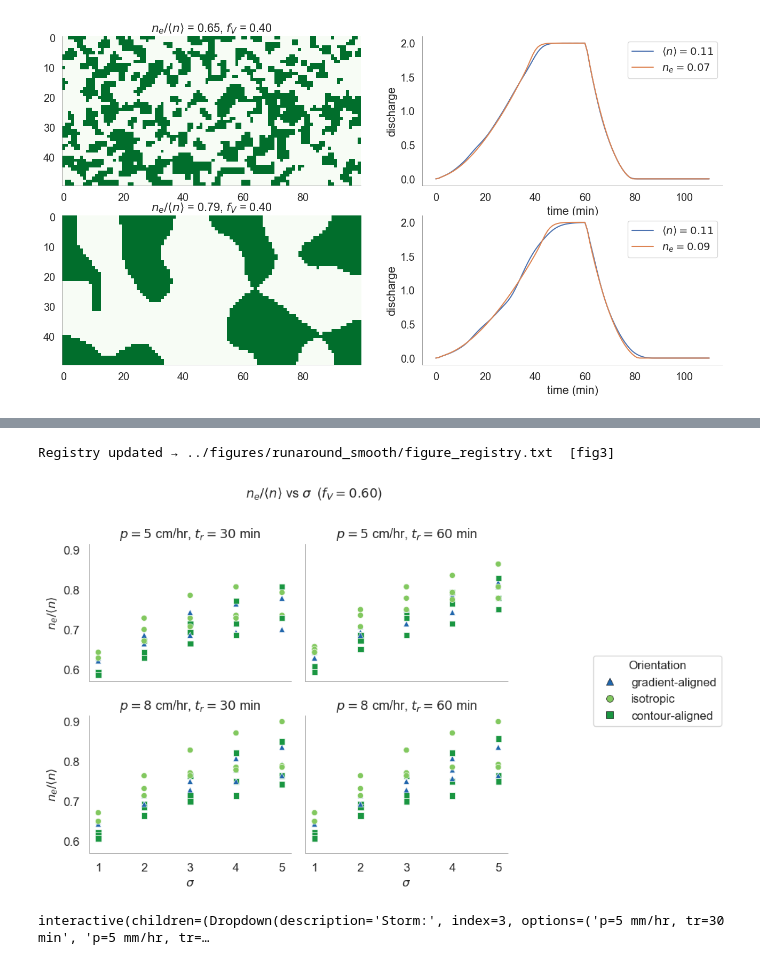
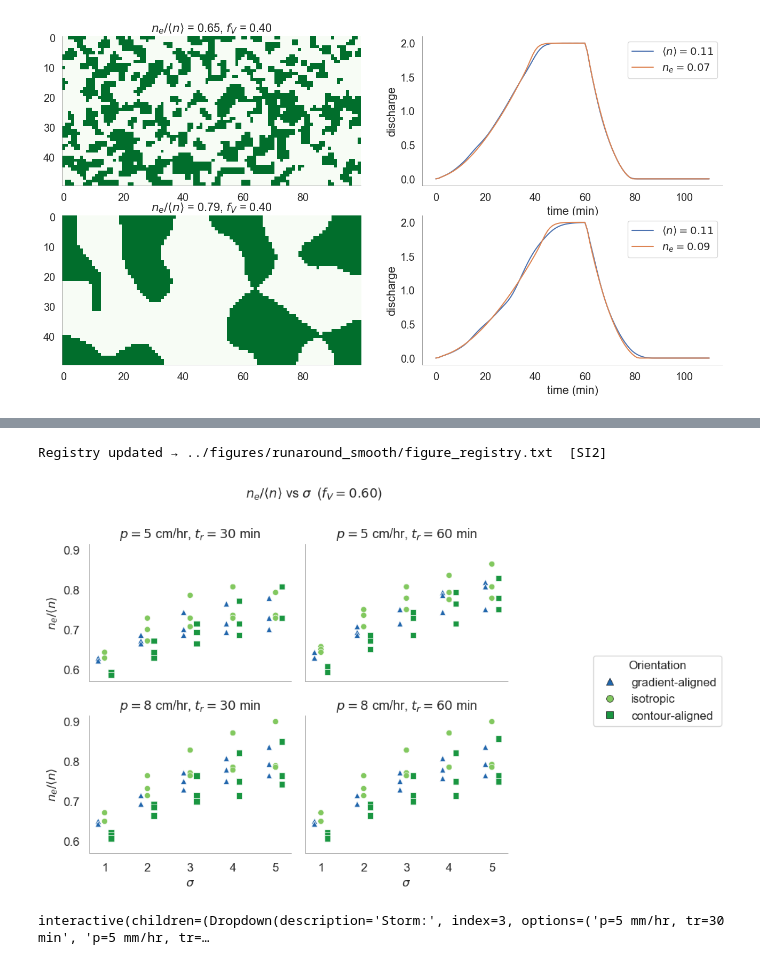
Before and after one commit to octavia-crompton/roughness-scale, a Jupyter notebook: notebooks/roughness_scale-pattern.ipynb, the cells around one changed output, grey strips where cells are left out. Drawn from its saved outputs; the diff is of its cells as text; code cells hidden in the pictures.

```diff
--- a/notebooks/roughness_scale-pattern.ipynb
+++ b/notebooks/roughness_scale-pattern.ipynb
@@ -299,21 +310,3 @@ plot_q_compare(sim, axes[3])
 0.0028779022479586388 0.0009702347431453948 2.966191705966738
 0.0029131077311290118 0.0007696410103394473 3.7850214476541426
 [figure]
-# %%
-query = 'hydro_err < 0.05'
-fig, axes = plt.subplots(2, 2, figsize = (16,6), sharex = 'col')
-axes = axes.ravel()
-sim = summary.query(query).query(" sigma == 5 and aniso > 0 and tr == 60  and fV > 0.4").iloc[0]
-axes[0].imshow(sim.veg[:, :150], cmap = 'Greens')
-
-axes[0].set_title(r"$n_e/\langle n \rangle $ " +" = {0:.2f}, $f_V$ = {1:.2f}".format(sim.effect_ratio_geom, sim.veg.mean()))
-plot_q_compare(sim, axes[1])
-
-sim = summary.query(query).query("sigma == 3 and aniso < 0 and tr == 60 and fV > 0.4").iloc[0]
-axes[2].imshow(sim.veg[:, :150], cmap = 'Greens')
-
-axes[2].set_title(r"$n_e/\langle n \rangle $ " + "= {0:.2f}, $f_V$ = {1:.2f}".format(sim.effect_ratio_geom, sim.veg.mean()))
-
-
-plot_q_compare(sim, axes[3])
-# the effect size increases with
@@ -434,8 +383,20 @@ else:
 if not _df.empty:
     from matplotlib.lines import Line2D
 
-    p_vals  = sorted(_df['p'].unique())
-    tr_vals = sorted(_df['tr'].unique())
+    # Apply horizontal offsets per orientation category (local copy — don't mutate _df)
+    _df_plot = _df.copy()
+    if '_aniso_label' in _df_plot.columns:
+        _df_plot['sigma'] = _df_plot['sigma'].astype(float)
+        _orient_offsets = {
+            'gradient-aligned': -0.15,
+            'isotropic':          0.0,
+            'contour-aligned':   +0.15,
+        }
+        for _lbl, _off in _orient_offsets.items():
+            _df_plot.loc[_df_plot['_aniso_label'] == _lbl, 'sigma'] += _off
+
+    p_vals  = sorted(_df_plot['p'].unique())
+    tr_vals = sorted(_df_plot['tr'].unique())
     nrows, ncols = len(p_vals), len(tr_vals)
 
     fig, axes = plt.subplots(nrows, ncols, figsize=(4 * ncols, 3 * nrows),
@@ -445,7 +406,7 @@ if not _df.empty:
     for ri, p in enumerate(p_vals):
         for ci, tr in enumerate(tr_vals):
             ax  = axes[ri, ci]
-            sub = _df[(_df['p'] == p) & (_df['tr'] == tr)]
+            sub = _df_plot[(_df_plot['p'] == p) & (_df_plot['tr'] == tr)]
             if sub.empty:
                 ax.set_visible(False)
                 continue
@@ -486,38 +447,39 @@ if not _df.empty:
         title=_hue_label,
         frameon=True,
         fontsize=FS_LEG,
         title_fontsize=FS_LEG,
     )
 
     fig.suptitle(
         fr"$n_e/\langle n \rangle$ vs $\sigma$  ($f_V = {fV:.2f}$)",
         fontsize=FS_TITLE,
     )
     plt.tight_layout()
     plt.subplots_adjust(right=0.84)
 
 if not _df.empty:
     _fig_dir, _, _ = _fig_dirs()
-    _name = 'fig3_effect_ratio_vs_sigma_grid.png'
+    _name = 'SI2_effect_ratio_vs_sigma_grid.png'
     fig.savefig(_os.path.join(_fig_dir, _name), dpi=300, bbox_inches='tight')
     update_figure_registry(
-        'fig3', _name,
+        'SI2', _name,
         description=(
             r"$n_e/\langle n \rangle$ vs $\sigma$ for all simulations at "
             r"$f_V \approx 0.6$, organised in a grid of panels by rainfall intensity "
             r"($p$, rows) and storm duration ($t_r$, columns). "
             r"Points are coloured and shaped by vegetation arrangement type (or "
-            r"anisotropy when only blob patterns are present)."
+            r"anisotropy when only blob patterns are present). "
+            r"Orientation categories are offset horizontally (±0.15 in $\sigma$) for clarity."
         ),
         concise=(
             r"Effect ratio vs sigma at fV≈0.6, panelled by p×tr, coloured by veg type / anisotropy. "
             r"Reveals how spatial heterogeneity (sigma) and storm forcing jointly "
             r"control the effective-roughness enhancement."
         ),
     )
 # %% [output]
-Registry updated → ../figures/runaround_smooth/figure_registry.txt  [fig3]
+Registry updated → ../figures/runaround_smooth/figure_registry.txt  [SI2]
-[figure, old version]
+[figure, new version]
 # %%
 
 # sigma vs effect_ratio — one panel per fV value, 2 rows × 4 cols
```
Also changed, not shown: parts of 6 cells of this notebook, 12 other files.
